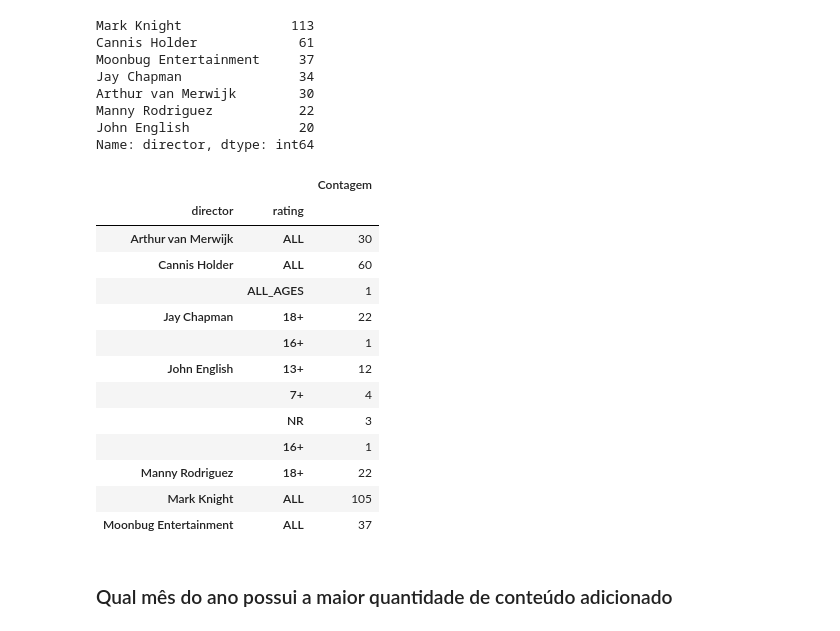
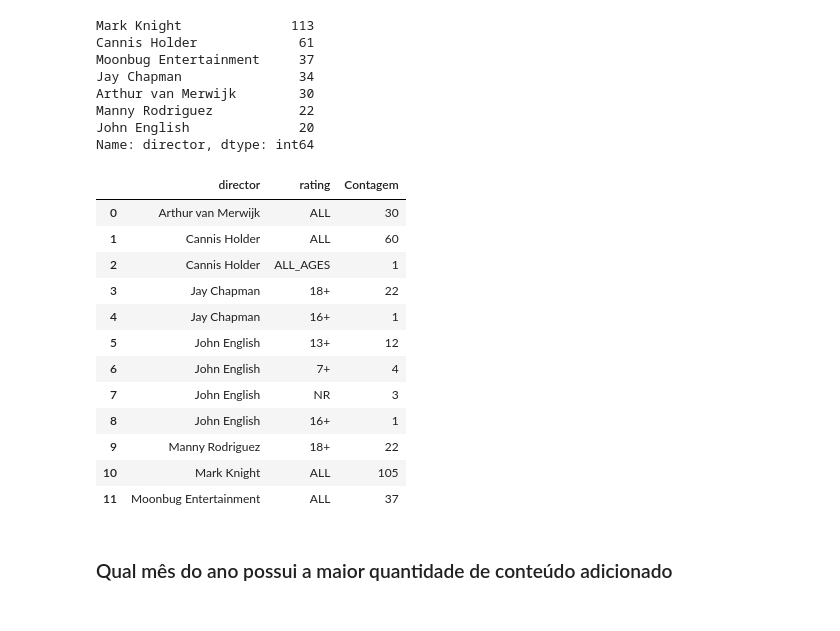
Before and after one commit to RodrigoSoares256/ExplanatoryAnalysis, a Jupyter notebook: AmazonCatalog.ipynb, the cells around one changed output. Saved outputs shown, nothing was run; the diff lists cells and outputs as text; code cells hidden in the pictures.

```diff
--- a/AmazonCatalog.ipynb
+++ b/AmazonCatalog.ipynb
@@ -330,25 +342,28 @@ Name: director, dtype: int64
 # %%
 principaisDiretores = [x for x in dfCopy['director'].value_counts().head(7).index]
 dfRatPrincipaisDiretores =  pd.DataFrame(dfCopy[dfCopy['director'].isin(principaisDiretores)].groupby('director')['rating'].value_counts()).rename({"rating":'Contagem'}, axis=1)
 
 cm = sns.light_palette("green", as_cmap=True)
-
-dfRatPrincipaisDiretores.style.background_gradient(cmap = cm)
+dfRatPrincipaisDiretores.reset_index(inplace=True)
+dfRatPrincipaisDiretores.style.set_properties(**{"background-color":"beige",
+                                        "color":"black",
+                                        "border-color":"black",
+                                        "border-width":"1px",
+                                        "border-style":"solid"})
 # %% [output]
-|  |  | Contagem |
-| director | rating |  |
-| Arthur van Merwijk | ALL | 30 |
-| Cannis Holder | ALL | 60 |
-|  | ALL_AGES | 1 |
-| Jay Chapman | 18+ | 22 |
-|  | 16+ | 1 |
-| John English | 13+ | 12 |
-|  | 7+ | 4 |
-|  | NR | 3 |
-|  | 16+ | 1 |
-| Manny Rodriguez | 18+ | 22 |
-| Mark Knight | ALL | 105 |
-| Moonbug Entertainment | ALL | 37 |
+|  | director | rating | Contagem |
+| 0 | Arthur van Merwijk | ALL | 30 |
+| 1 | Cannis Holder | ALL | 60 |
+| 2 | Cannis Holder | ALL_AGES | 1 |
+| 3 | Jay Chapman | 18+ | 22 |
+| 4 | Jay Chapman | 16+ | 1 |
+| 5 | John English | 13+ | 12 |
+| 6 | John English | 7+ | 4 |
+| 7 | John English | NR | 3 |
+| 8 | John English | 16+ | 1 |
+| 9 | Manny Rodriguez | 18+ | 22 |
+| 10 | Mark Knight | ALL | 105 |
+| 11 | Moonbug Entertainment | ALL | 37 |
 # %% [markdown]
 ### Qual mês do ano possui a maior quantidade de conteúdo adicionado
 # %%
```
Also changed, not shown: parts of 9 cells of this notebook.
